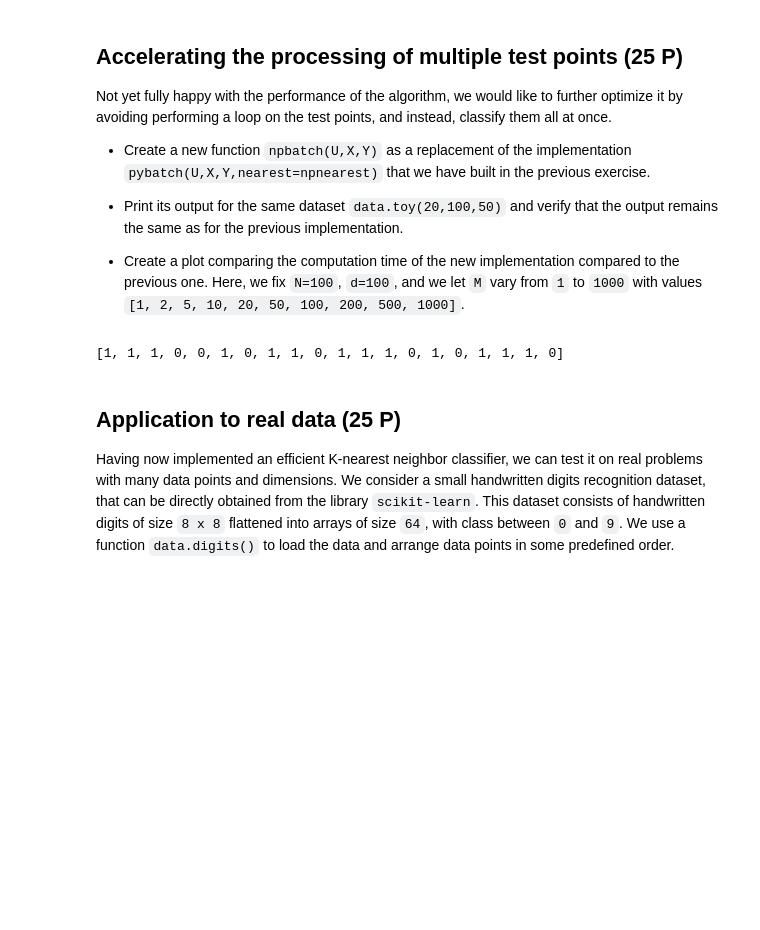
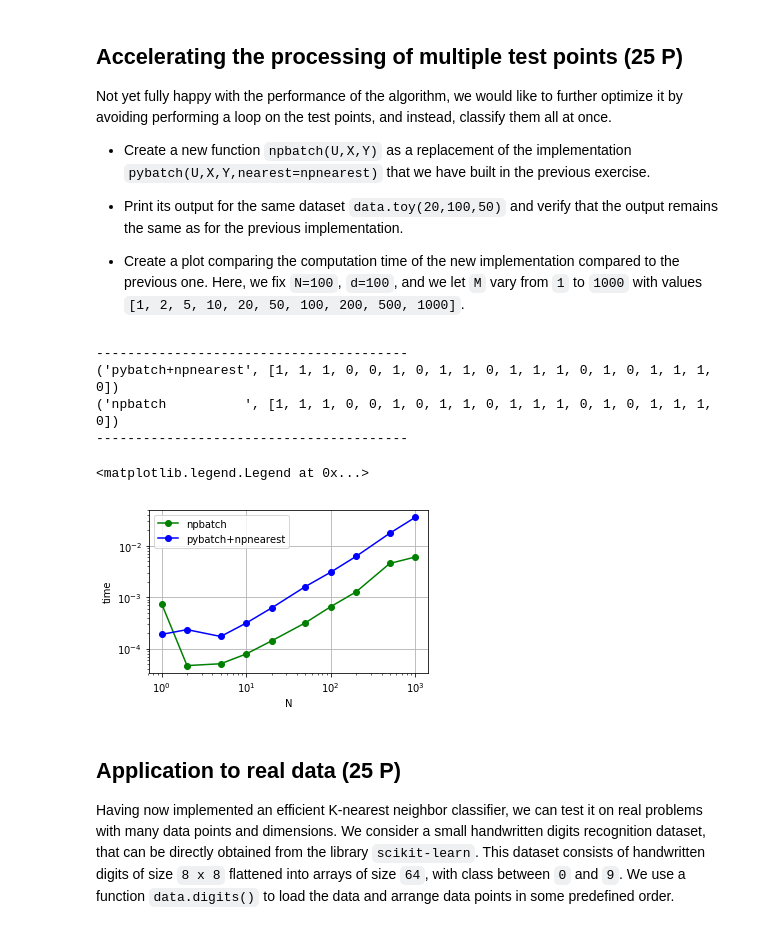
Before and after one commit to venkat-443/Python-PyML-WS1718, a Jupyter notebook: sheet2.ipynb, the cells around one changed output. Saved outputs shown, nothing was run; the diff lists cells and outputs as text; code cells hidden in the pictures; blank space fills up the shorter version.

```diff
--- a/sheet2.ipynb
+++ b/sheet2.ipynb
@@ -189,16 +200,45 @@ Not yet fully happy with the performance of the algorithm, we would like to furt
 
 
 * Create a plot comparing the computation time of the new implementation compared to the previous one. Here, we fix `N=100`, `d=100`, and we let `M` vary from `1` to `1000` with values `[1, 2, 5, 10, 20, 50, 100, 200, 500, 1000]`.
-# %%
-import scipy
-
-U,X,Y = data.toy(20,100,50)
-def npbatch(U,X,Y):
-    return Y[numpy.argmin(scipy.spatial.distance.cdist(U, X, 'euclidean'),axis=1)].tolist()
-
-npbatch(U,X,Y)
-# %% [output]
-[1, 1, 1, 0, 0, 1, 0, 1, 1, 0, 1, 1, 1, 0, 1, 0, 1, 1, 1, 0]
+# %%
+import scipy
+from scipy import spatial
+
+U,X,Y = data.toy(20,100,50)
+def npbatch(U,X,Y):
+    return Y[numpy.argmin(scipy.spatial.distance.cdist(U, X, 'euclidean'),axis=1)].tolist()
+
+print('----------------------------------------')
+print('pybatch+npnearest', pybatch(U,X,Y,nearest=npnearest))
+print('npbatch          ', npbatch(U,X,Y) )
+print('----------------------------------------')
+M=[1, 2, 5, 10, 20, 50, 100, 200, 500, 1000]
+# Measure the computation time for each choice of number of dimensions d
+pytlist = []
+nptlist = []
+for m in M:
+    U,X,Y = data.toy(m,100,100)
+    a = time.clock()
+    pybatch(U,X,Y, npnearest)
+    b = time.clock()
+    pytlist += [b-a]
+
+    a = time.clock()
+    npbatch(U,X,Y)
+    b = time.clock()
+    nptlist += [b-a]
+
+plt.figure(figsize=(5,3))
+plt.plot(N,nptlist,'-o', color='green', label='npbatch')
+plt.plot(N,pytlist,'-o', color='blue', label='pybatch+npnearest')
+plt.xscale('log');plt.yscale('log'); plt.xlabel('N'); plt.ylabel('time'); plt.grid(True); plt.legend(loc='upper left')
+# %% [output]
+----------------------------------------
+('pybatch+npnearest', [1, 1, 1, 0, 0, 1, 0, 1, 1, 0, 1, 1, 1, 0, 1, 0, 1, 1, 1, 0])
+('npbatch          ', [1, 1, 1, 0, 0, 1, 0, 1, 1, 0, 1, 1, 1, 0, 1, 0, 1, 1, 1, 0])
+----------------------------------------
+<matplotlib.legend.Legend at 0x...>
+[figure, added]
 # %% [markdown]
 ## Application to real data (25 P)
 
```
Also changed, not shown: parts of 5 cells of this notebook.
